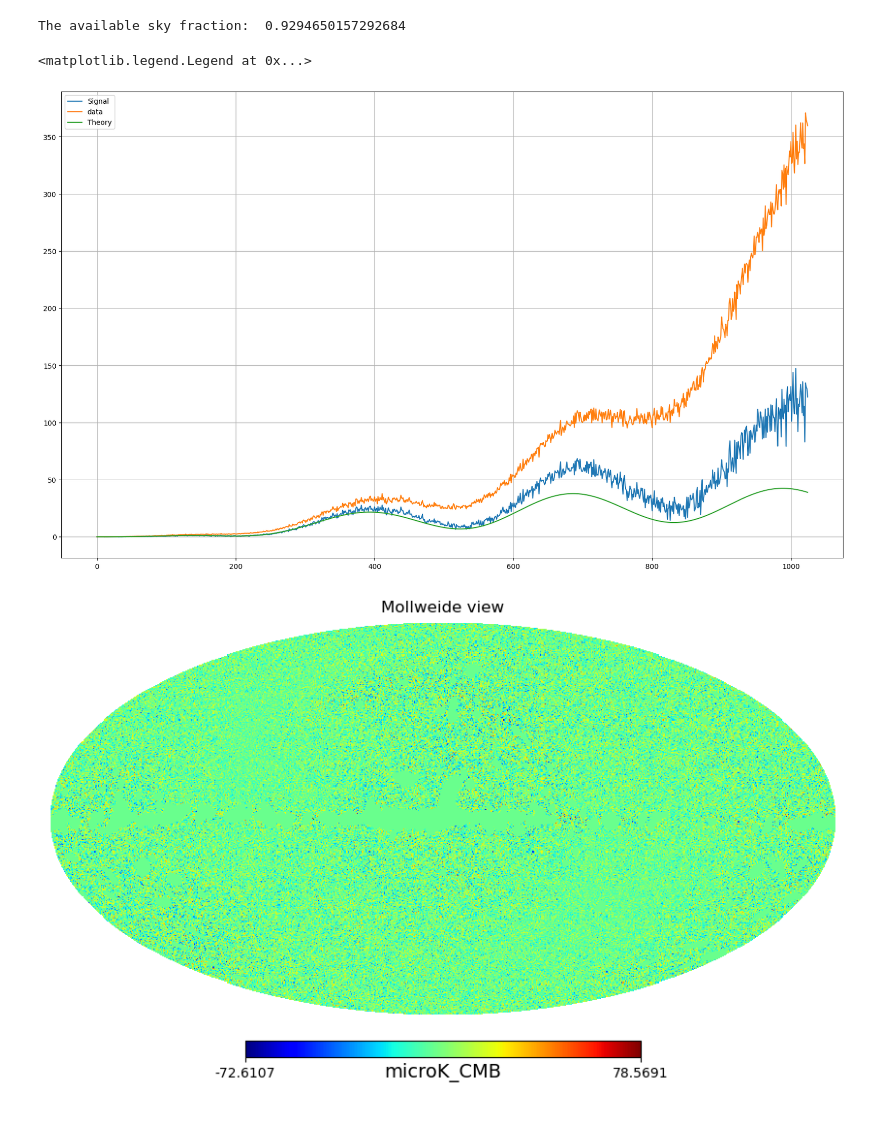
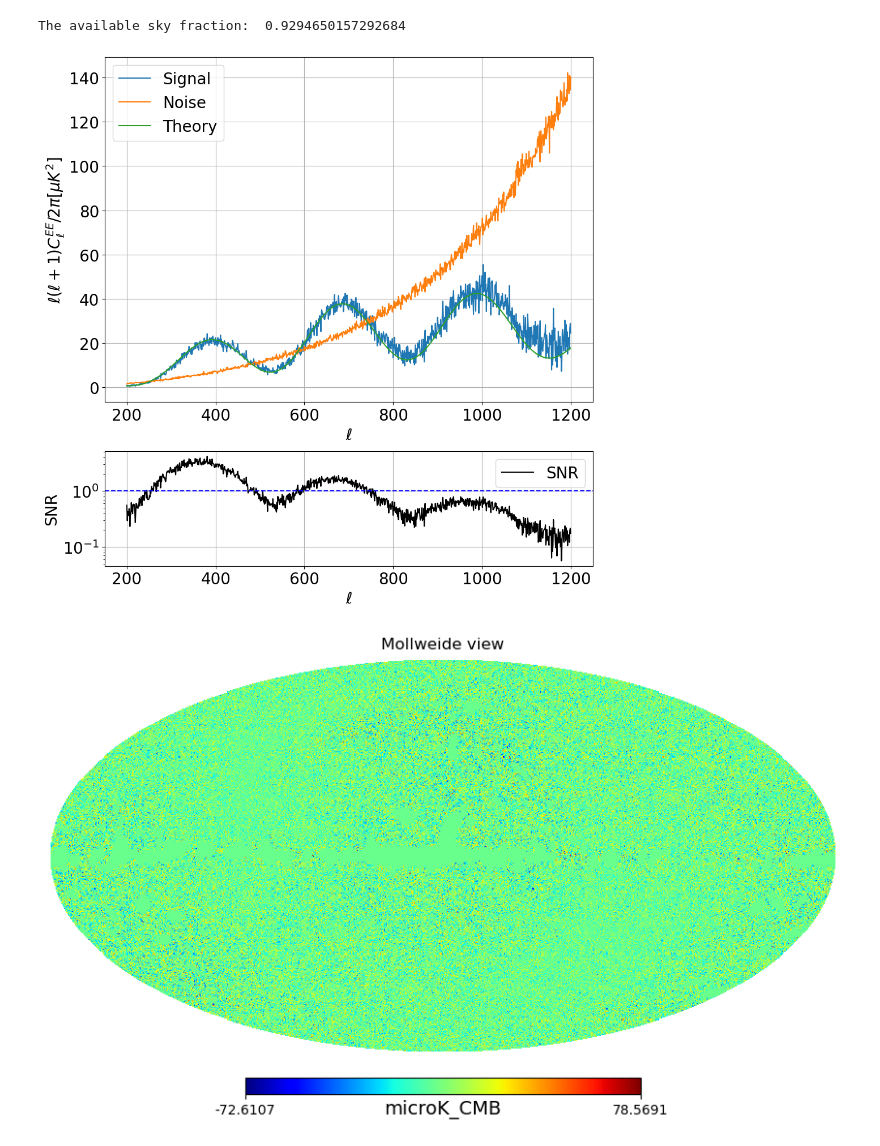
Before and after one commit to s-Sayan/HMC_code, a Jupyter notebook: Sayan/Cl_calulator_pol.ipynb, the cells around one changed output. Cells and saved outputs as stored; diff of their text form; code cells hidden in the pictures; blank space fills up the shorter version.

```diff
--- a/Sayan/Cl_calulator_pol.ipynb
+++ b/Sayan/Cl_calulator_pol.ipynb
@@ -28,9 +28,9 @@ Polarisation: https://wiki.cosmos.esa.int/planck-legacy-archive/index.php/CMB_ma
 # %%
 elmax = 2048
 nside = 2048
-beam_arcmin = 10
+beam_arcmin = 5
 npix = hp.nside2npix(nside)
-pixwin = hp.pixwin(1024, lmax=elmax)
+pixwin = hp.pixwin(2048, lmax=elmax)
 beam_l = hp.gauss_beam(np.radians(beam_arcmin/60), lmax=elmax)
 bl_pix = beam_l/pixwin
 # %%
@@ -73,18 +73,7 @@ emap2 = hp.alm2map(alms[1,:],pol=False,lmax=elmax,nside=nside) #check if mask ne
 bmap2 = hp.alm2map(alms[2,:],pol=False,lmax=elmax,nside=nside)
 # %%
 var2 = (emap1-emap2)/2
+var1 = (emap1+emap2)/2
 Nl = hp.anafast(var2*mask_p, lmax=elmax)/ (fsky * bl_pix**2) *1e12
-Dl = hp.anafast(emap*mask_p, lmax=elmax)/ (fsky * bl_pix**2) *1e12
+Dl = hp.anafast(var1*mask_p, lmax=elmax)/ (fsky * bl_pix**2) *1e12
 signal = Dl - Nl
-# %%
-el = np.arange(1024+1)
-plt.figure(figsize=(20,12))
-plt.plot(el, el*(el+1)*signal[el]/ 2 / np.pi, label="Signal")
-plt.plot(el, el*(el+1)*Dl[el]/ 2 / np.pi, label="data")
-plt.plot(el, cl_th[el, 3], label="Theory")
-plt.grid()
-
-plt.legend()
-# %% [output]
-<matplotlib.legend.Legend at 0x...>
-[figure, removed]
@@ -91,3 +82,36 @@ plt.legend()
+# %%
+el = np.arange(200, 1200+1)
+
+# Calculate the signal-to-noise ratio
+snr = signal[el] / Nl[el]
+
+fig, (ax1, ax2) = plt.subplots(2, 1, figsize=(10, 10), gridspec_kw={'height_ratios': [3, 1]})
+
+# Plot Signal, Noise, and Theory on the first subplot
+ax1.plot(el, el*(el+1)*signal[el]/ 2 / np.pi, label="Signal")
+ax1.plot(el, el*(el+1)*Nl[el]/ 2 / np.pi, label="Noise")
+ax1.plot(el, cl_th[el, 3], label="Theory")
+ax1.grid()
+ax1.set_xlabel(r"$\ell$", fontsize=20)
+ax1.set_ylabel(r"$\ell(\ell+1)C^{EE}_{\ell}/2\pi [\mu K^2]$", fontsize=20)
+ax1.tick_params(axis='both', which='major', labelsize=20)
+ax1.legend(fontsize=20)
+
+# Plot SNR on the second subplot
+ax2.plot(el, snr, label="SNR", color='black', linestyle='-')
+ax2.axhline(y=1, color='blue', linestyle='--')
+ax2.grid()
+ax2.set_yscale('log')
+ax2.set_xlabel(r"$\ell$", fontsize=20)
+ax2.set_ylabel("SNR", fontsize=20)
+ax2.tick_params(axis='both', which='major', labelsize=20)
+ax2.legend(fontsize=20)
+
+plt.tight_layout()
+plt.savefig("./plots/cross_power_spectrum_beam5arcmin.pdf")
+plt.show()
+# %% [output]
+[figure, added]
 # %%
 hp.mollview(map= emap*mask_p*1e6,
             fig=None,
```
Also changed, not shown: parts of 1 cell of this notebook, 2 other files.
